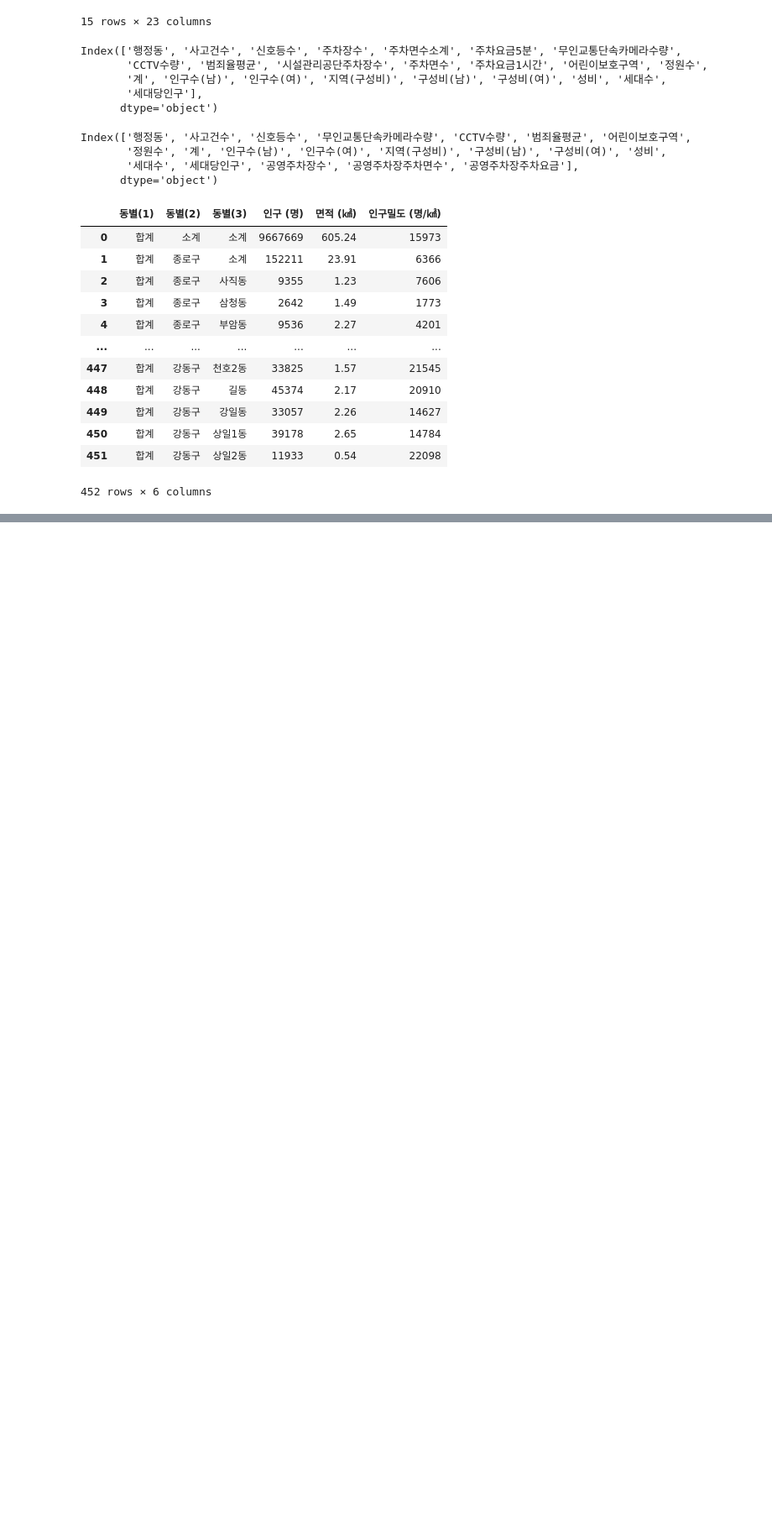
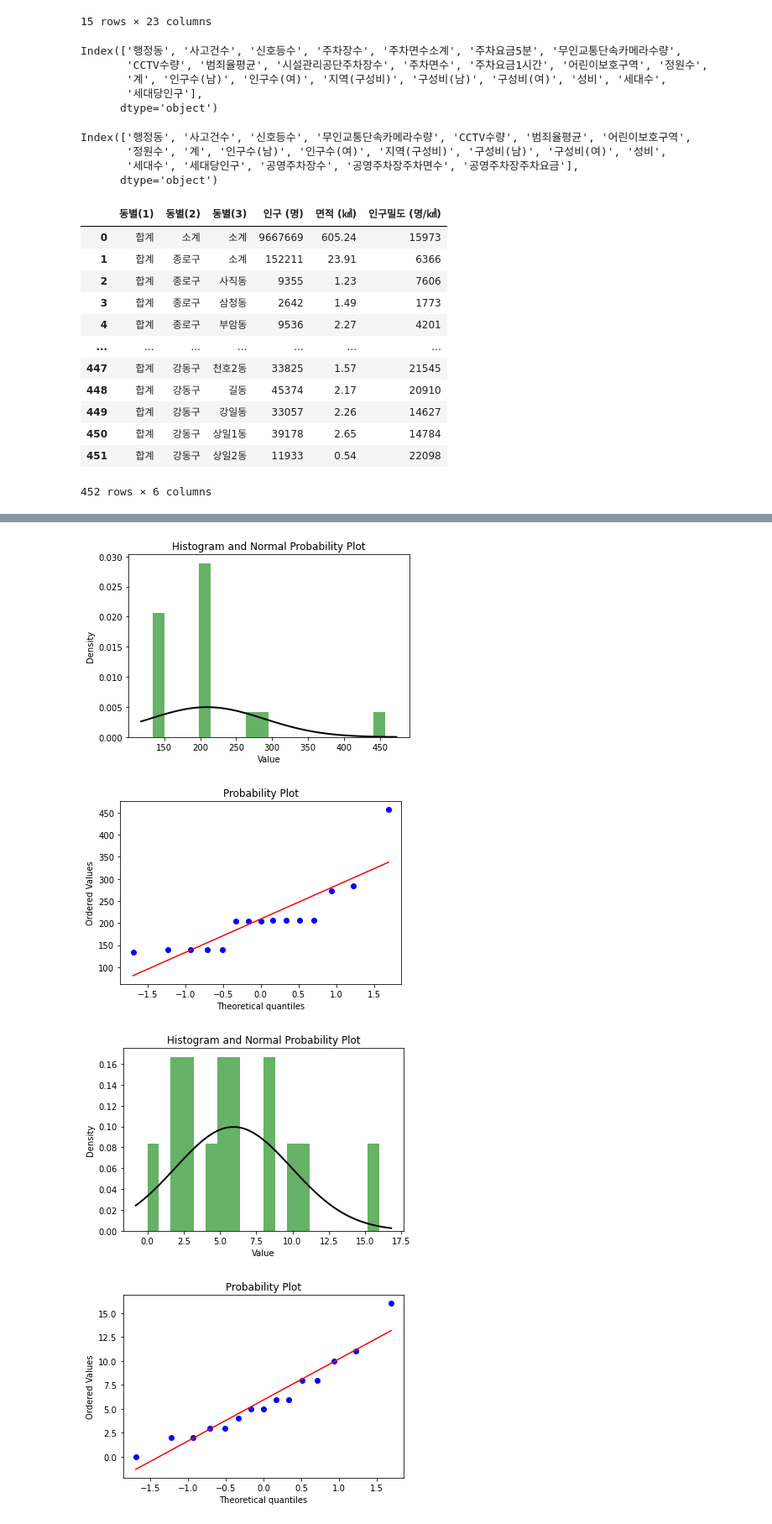
Before and after one commit to actorjung/Gwangjin_Big_Data_Project, a Jupyter notebook: code/suhwan/data.ipynb, the cells around one changed output, grey strips where cells are left out. Shown at 84% size. Cells and saved outputs as stored; diff of their text form; code cells hidden in the pictures; blank space fills up the shorter version.

Commit message:
히스토그램,정규확률도,밀도플롯

```diff
--- a/code/suhwan/data.ipynb
+++ b/code/suhwan/data.ipynb
@@ -447,0 +469,7 @@ ground
+# %%
+df=pd.merge(df,ground,how='outer',on='행정동')
+# %%
+moving=pd.read_csv(f'{folder_path}행정동 단위 서울 평균 생활인구(내국인) (1).csv')
+moving.rename(columns={'행정동코드':'행정동'},inplace=True)
+df=pd.merge(df,moving,how='outer',on='행정동')
+df
@@ -447,0 +521,8 @@ ground
+# %%
+# 정규성 검정
+for i in df.columns[1:]:
+    statistic, p_value = normaltest(df[i])
+    if p_value < 0.05:
+        print(f"{i} 데이터는 정규 분포가 아닙니다.")
+    else:
+        print(f"{i} 데이터는 정규 분포입니다.")
@@ -447,0 +547,30 @@ ground
+# %%
+for i in df.columns[1:]:
+    plt.hist(df[i], bins=20, density=True, alpha=0.6, color='g')
+
+    # Fit a normal distribution to the data
+    mu, std = stats.norm.fit(df[i])
+    xmin, xmax = plt.xlim()
+    x = np.linspace(xmin, xmax, 100)
+    p = stats.norm.pdf(x, mu, std)
+    plt.plot(x, p, 'k', linewidth=2)
+
+    # Add a title and axis labels
+    plt.title("Histogram and Normal Probability Plot")
+    plt.xlabel("Value")
+    plt.ylabel("Density")
+
+    # Create a normal probability plot
+    plt.figure()
+    stats.probplot(df[i], plot=plt)
+
+    # Display the plot
+    plt.show()
+
+    # 히스토그램: 히스토그램은 무작위 데이터의 분포를 보여줍니다. 각 막대는 값의 범위(구간)를 나타내고 막대의 높이는 해당 구간에 속하는 데이터 포인트의 수를 나타냅니다. 히스토그램은 정규 분포가 종 모양의 곡선을 갖는 경향이 있으므로 데이터가 정규 분포를 따르는지 여부를 시각적으로 표시할 수 있습니다.
+    # 정규 확률도: 정규 확률도는 데이터가 정규 분포를 따르는지 여부를 그래픽으로 평가하는 방법입니다. 평균 및 표준 편차가 동일한 정규 분포의 분위수에 대해 데이터의 분위수를 플로팅합니다. 데이터가 정규 분포를 따르는 경우 플롯의 점은 대략 직선을 형성해야 합니다. 점이 직선에서 크게 벗어나면 데이터가 정규 분포를 따르지 않는다는 것을 나타냅니다.
+# %% [output]
+[figure, added]
+[figure, added]
+[figure, added]
+[figure, added]
```
Also changed, not shown: parts of 10 cells of this notebook.
